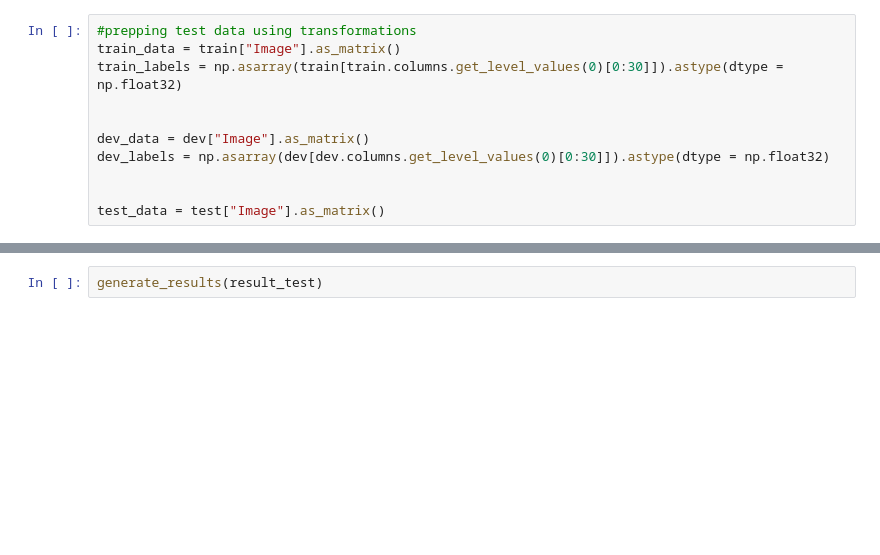
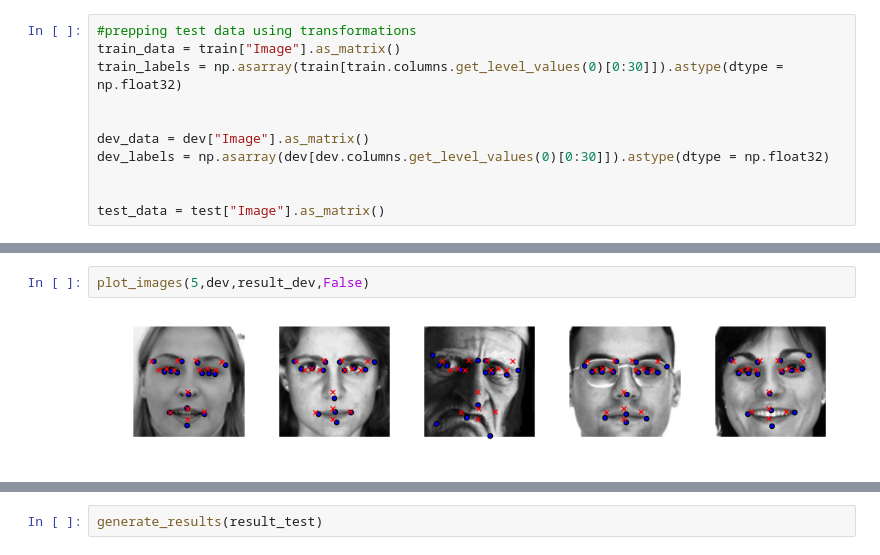
Before and after one commit to vyas85/facial-keypoints-detection, a Jupyter notebook: Facial Keypoints Detection.ipynb, the cells around one changed output, grey strips where cells are left out. Drawn from its saved outputs; the diff is of its cells as text; blank space fills up the shorter version.

```diff
--- a/Facial Keypoints Detection.ipynb
+++ b/Facial Keypoints Detection.ipynb
@@ -876,0 +917,4 @@ plt.scatter(epoch,dev_error,color="red")
+# %%
+plot_images(5,dev,result_dev,False)
+# %% [output]
+[figure, added]
```
Also changed, not shown: parts of 9 cells of this notebook, 1 other file.
